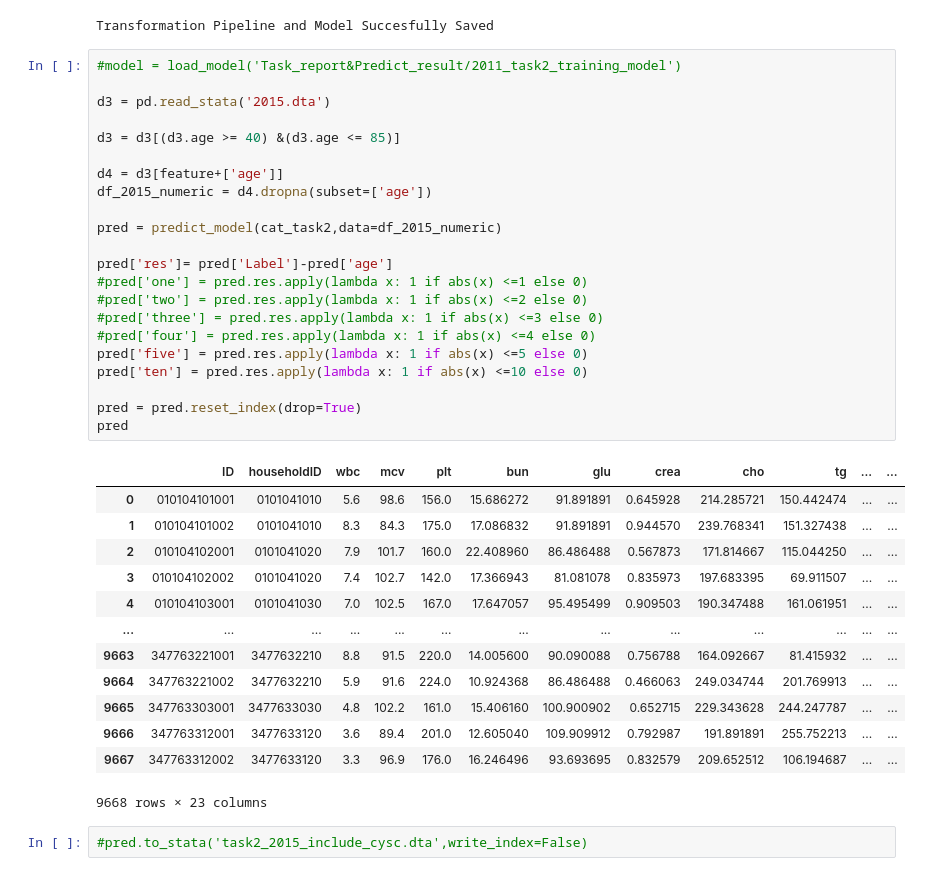
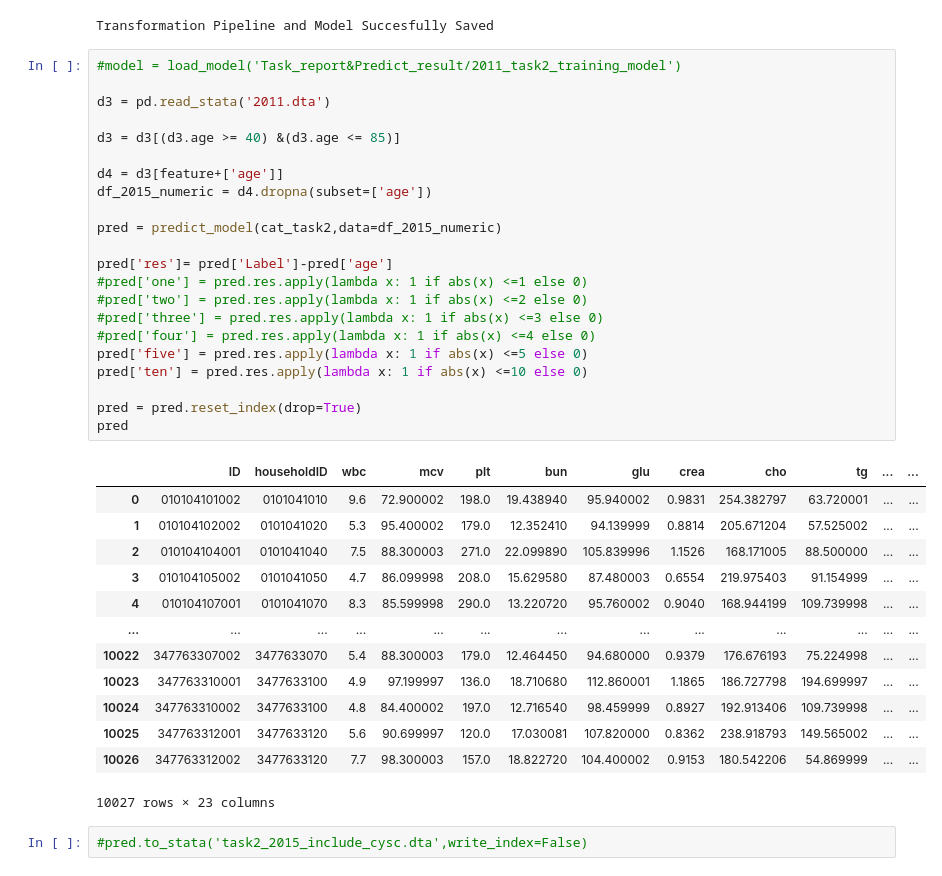
Before and after one commit to FoeinLove/DKU, a Jupyter notebook: Task include cysc.ipynb, the cells around one changed output. Drawn from its saved outputs; the diff is of its cells as text.

```diff
--- a/Task include cysc.ipynb
+++ b/Task include cysc.ipynb
@@ -346,38 +365,38 @@ Transformation Pipeline and Model Succesfully Saved
 # %%
 #model = load_model('Task_report&Predict_result/2011_task2_training_model')
 
-d3 = pd.read_stata('2015.dta')
+d3 = pd.read_stata('2011.dta')
 
 d3 = d3[(d3.age >= 40) &(d3.age <= 85)]
 
 d4 = d3[feature+['age']]
 df_2015_numeric = d4.dropna(subset=['age'])
 
 pred = predict_model(cat_task2,data=df_2015_numeric)
 
 pred['res']= pred['Label']-pred['age']
 #pred['one'] = pred.res.apply(lambda x: 1 if abs(x) <=1 else 0)
 #pred['two'] = pred.res.apply(lambda x: 1 if abs(x) <=2 else 0)
 #pred['three'] = pred.res.apply(lambda x: 1 if abs(x) <=3 else 0)
 #pred['four'] = pred.res.apply(lambda x: 1 if abs(x) <=4 else 0)
 pred['five'] = pred.res.apply(lambda x: 1 if abs(x) <=5 else 0)
 pred['ten'] = pred.res.apply(lambda x: 1 if abs(x) <=10 else 0)
 
 pred = pred.reset_index(drop=True)
 pred
 # %% [output]
 |  | ID | householdID | wbc | mcv | plt | bun | glu | crea | cho | tg | ... | ... |
-| 0 | 010104101001 | 0101041010 | 5.6 | 98.6 | 156.0 | 15.686272 | 91.891891 | 0.645928 | 214.285721 | 150.442474 | ... | ... |
-| 1 | 010104101002 | 0101041010 | 8.3 | 84.3 | 175.0 | 17.086832 | 91.891891 | 0.944570 | 239.768341 | 151.327438 | ... | ... |
-| 2 | 010104102001 | 0101041020 | 7.9 | 101.7 | 160.0 | 22.408960 | 86.486488 | 0.567873 | 171.814667 | 115.044250 | ... | ... |
-| 3 | 010104102002 | 0101041020 | 7.4 | 102.7 | 142.0 | 17.366943 | 81.081078 | 0.835973 | 197.683395 | 69.911507 | ... | ... |
-| 4 | 010104103001 | 0101041030 | 7.0 | 102.5 | 167.0 | 17.647057 | 95.495499 | 0.909503 | 190.347488 | 161.061951 | ... | ... |
+| 0 | 010104101002 | 0101041010 | 9.6 | 72.900002 | 198.0 | 19.438940 | 95.940002 | 0.9831 | 254.382797 | 63.720001 | ... | ... |
+| 1 | 010104102002 | 0101041020 | 5.3 | 95.400002 | 179.0 | 12.352410 | 94.139999 | 0.8814 | 205.671204 | 57.525002 | ... | ... |
+| 2 | 010104104001 | 0101041040 | 7.5 | 88.300003 | 271.0 | 22.099890 | 105.839996 | 1.1526 | 168.171005 | 88.500000 | ... | ... |
+| 3 | 010104105002 | 0101041050 | 4.7 | 86.099998 | 208.0 | 15.629580 | 87.480003 | 0.6554 | 219.975403 | 91.154999 | ... | ... |
+| 4 | 010104107001 | 0101041070 | 8.3 | 85.599998 | 290.0 | 13.220720 | 95.760002 | 0.9040 | 168.944199 | 109.739998 | ... | ... |
 | ... | ... | ... | ... | ... | ... | ... | ... | ... | ... | ... | ... | ... |
-| 9663 | 347763221001 | 3477632210 | 8.8 | 91.5 | 220.0 | 14.005600 | 90.090088 | 0.756788 | 164.092667 | 81.415932 | ... | ... |
-| 9664 | 347763221002 | 3477632210 | 5.9 | 91.6 | 224.0 | 10.924368 | 86.486488 | 0.466063 | 249.034744 | 201.769913 | ... | ... |
-| 9665 | 347763303001 | 3477633030 | 4.8 | 102.2 | 161.0 | 15.406160 | 100.900902 | 0.652715 | 229.343628 | 244.247787 | ... | ... |
-| 9666 | 347763312001 | 3477633120 | 3.6 | 89.4 | 201.0 | 12.605040 | 109.909912 | 0.792987 | 191.891891 | 255.752213 | ... | ... |
-| 9667 | 347763312002 | 3477633120 | 3.3 | 96.9 | 176.0 | 16.246496 | 93.693695 | 0.832579 | 209.652512 | 106.194687 | ... | ... |
+| 10022 | 347763307002 | 3477633070 | 5.4 | 88.300003 | 179.0 | 12.464450 | 94.680000 | 0.9379 | 176.676193 | 75.224998 | ... | ... |
+| 10023 | 347763310001 | 3477633100 | 4.9 | 97.199997 | 136.0 | 18.710680 | 112.860001 | 1.1865 | 186.727798 | 194.699997 | ... | ... |
+| 10024 | 347763310002 | 3477633100 | 4.8 | 84.400002 | 197.0 | 12.716540 | 98.459999 | 0.8927 | 192.913406 | 109.739998 | ... | ... |
+| 10025 | 347763312001 | 3477633120 | 5.6 | 90.699997 | 120.0 | 17.030081 | 107.820000 | 0.8362 | 238.918793 | 149.565002 | ... | ... |
+| 10026 | 347763312002 | 3477633120 | 7.7 | 98.300003 | 157.0 | 18.822720 | 104.400002 | 0.9153 | 180.542206 | 54.869999 | ... | ... |
-9668 rows × 23 columns
+10027 rows × 23 columns
 # %%
 #pred.to_stata('task2_2015_include_cysc.dta',write_index=False)
```
Also changed, not shown: parts of 8 cells of this notebook, 7 other files.
